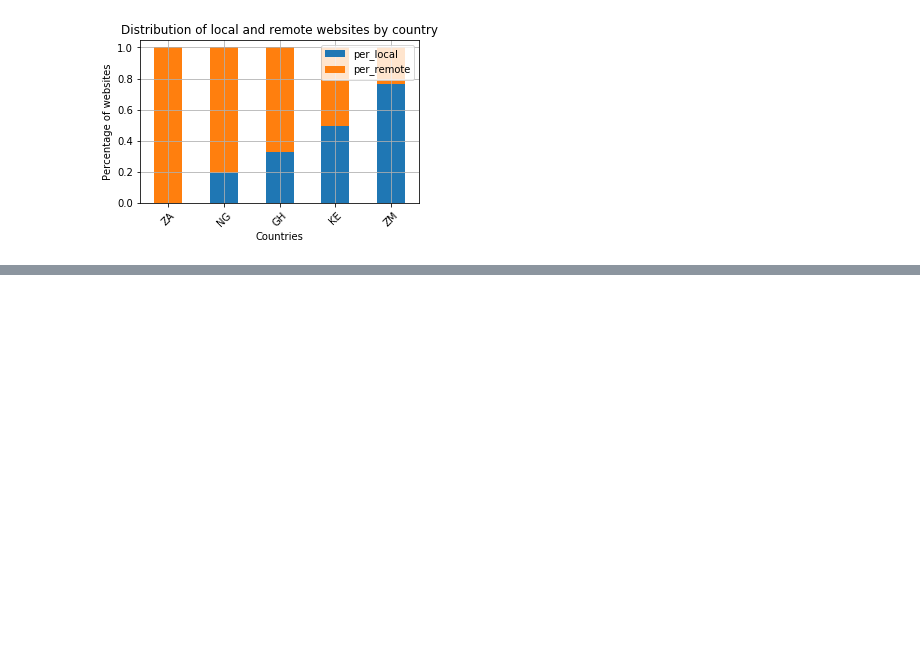
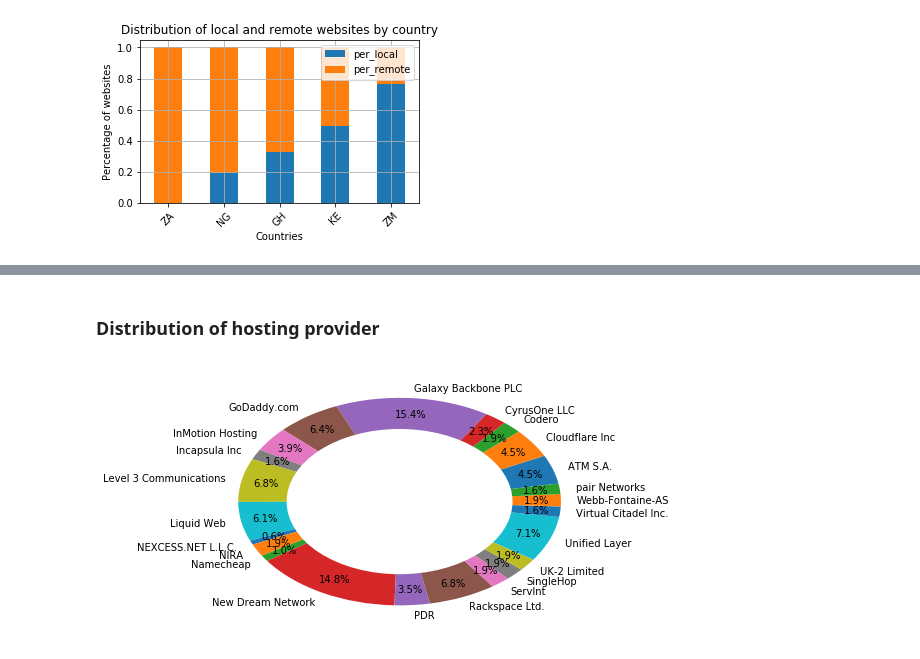
Before and after one commit to AFRINIC-Labs/cloud-computing, a Jupyter notebook: Cloud-computing.ipynb, the cells around one changed output, grey strips where cells are left out. Saved outputs shown, nothing was run; the diff lists cells and outputs as text; code cells hidden in the pictures; blank space fills up the shorter version.

```diff
--- a/Cloud-computing.ipynb
+++ b/Cloud-computing.ipynb
@@ -198,0 +224,24 @@ sns.heatmap(ax=ax2, cmap='Blues', linewidths=0.5, data=df_matrix_median, annot=T
+# %% [markdown]
+### Distribution of hosting provider
+# %%
+df_nigeria = df.loc[(df.vantageCC=='NG')]
+df_nigeria = (df_nigeria.iloc[:,[9]]).groupby('hostCo').size().reset_index(name='counts')
+
+# Pie chart
+labels = df_nigeria['hostCo'].values
+sizes = df_nigeria['counts'].values
+
+#explsion
+explode = (0.05,0.05,0.05,0.05)
+
+plt.pie(sizes, labels=labels, autopct='%1.1f%%', startangle=10, pctdistance=0.85)
+#draw circle
+centre_circle = plt.Circle((0,0),0.70,fc='white')
+fig = plt.gcf()
+fig.gca().add_artist(centre_circle)
+# Equal aspect ratio ensures that pie is drawn as a circle
+ax1.axis('equal')
+plt.tight_layout()
+plt.show()
+# %% [output]
+[figure, added]
```
Also changed, not shown: parts of 5 cells of this notebook, 4 other files.
